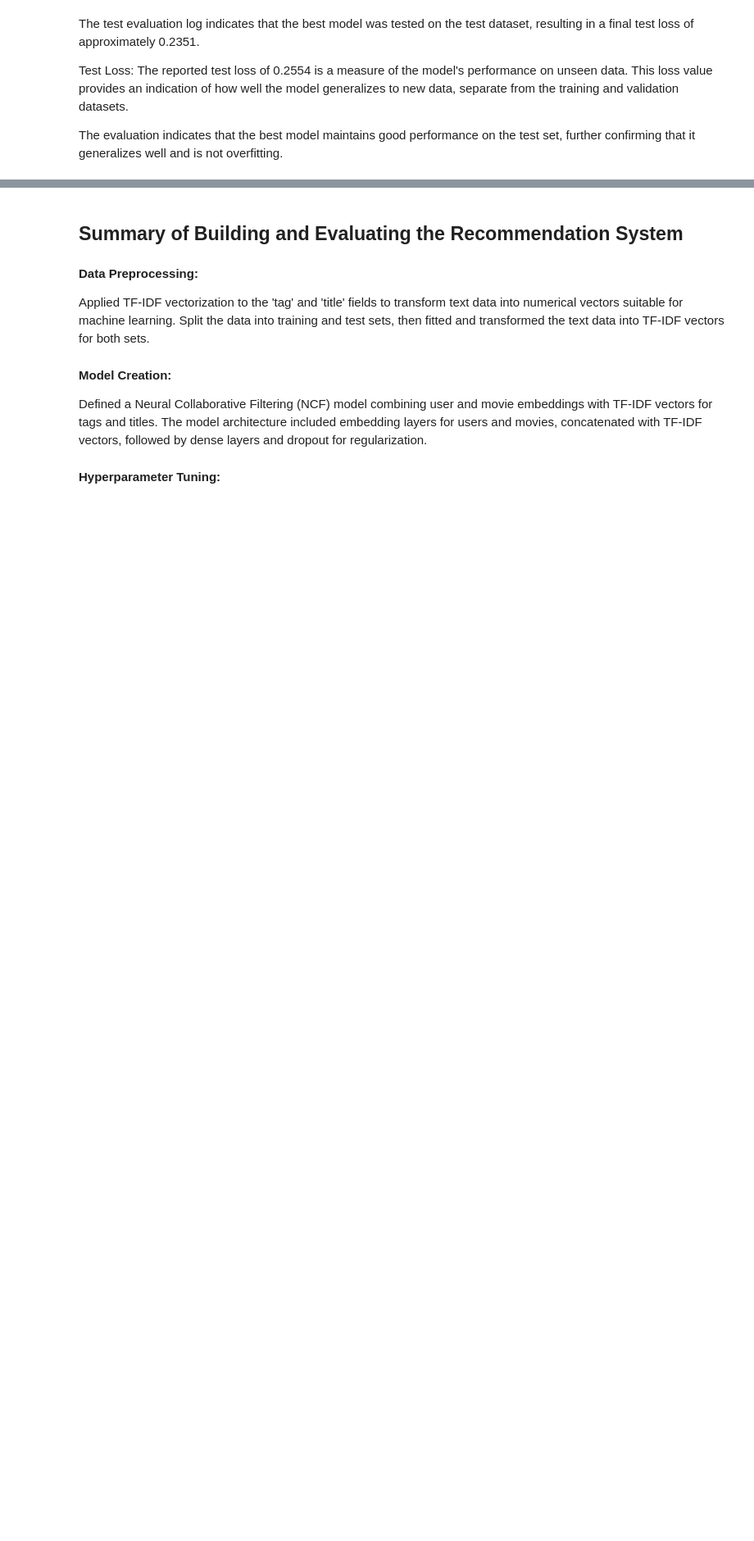
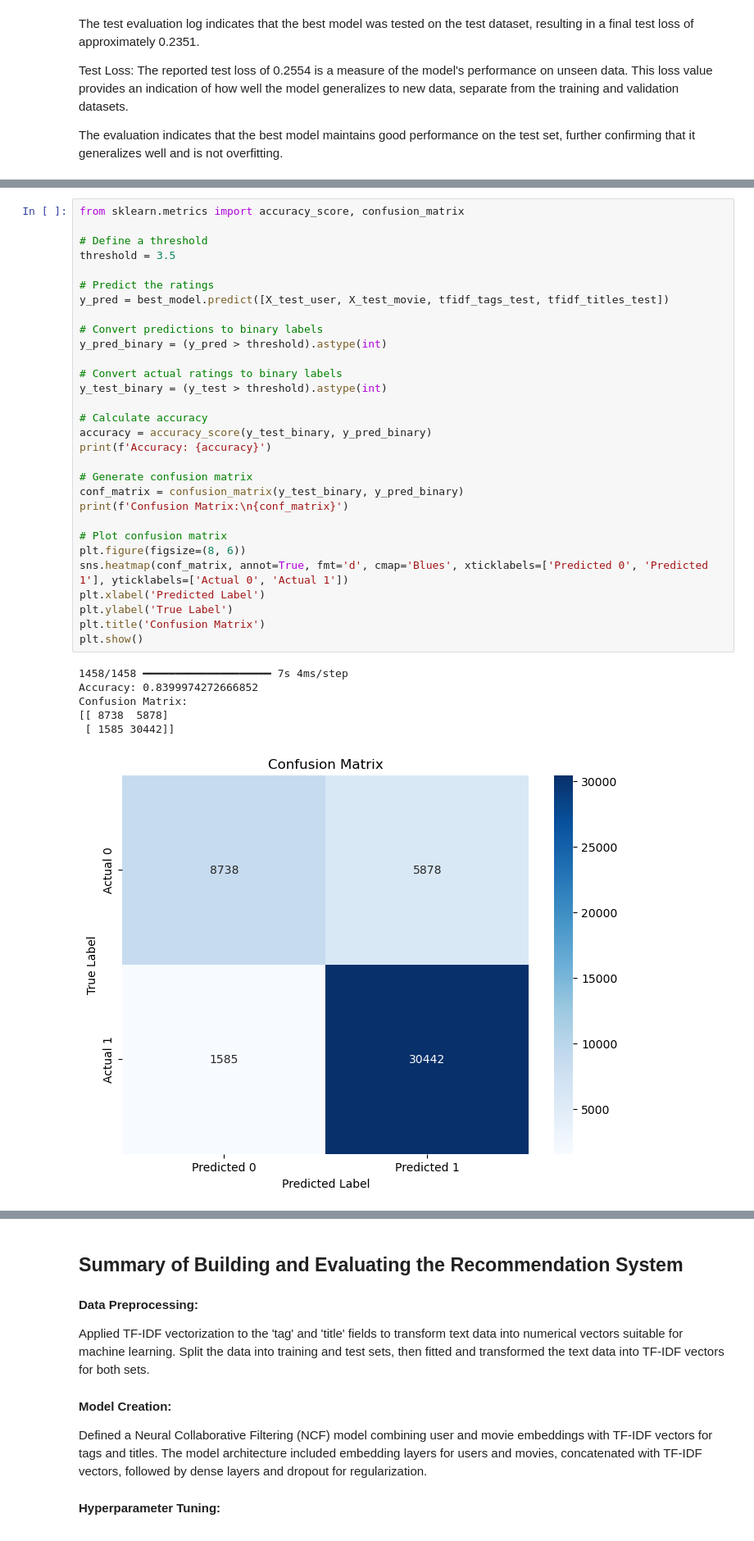
Before and after one commit to muthanna994/Capstone-III-Recommendations-System, a Jupyter notebook: Capstone Three Data Pre-Processing and Modeling.ipynb, the cells around one changed output, grey strips where cells are left out. Shown at 82% size. Drawn from its saved outputs; the diff is of its cells as text; blank space fills up the shorter version.

```diff
--- a/Capstone Three Data Pre-Processing and Modeling.ipynb
+++ b/Capstone Three Data Pre-Processing and Modeling.ipynb
@@ -440,0 +443,37 @@ plt.show()
+# %%
+from sklearn.metrics import accuracy_score, confusion_matrix
+
+# Define a threshold
+threshold = 3.5
+
+# Predict the ratings
+y_pred = best_model.predict([X_test_user, X_test_movie, tfidf_tags_test, tfidf_titles_test])
+
+# Convert predictions to binary labels
+y_pred_binary = (y_pred > threshold).astype(int)
+
+# Convert actual ratings to binary labels
+y_test_binary = (y_test > threshold).astype(int)
+
+# Calculate accuracy
+accuracy = accuracy_score(y_test_binary, y_pred_binary)
+print(f'Accuracy: {accuracy}')
+
+# Generate confusion matrix
+conf_matrix = confusion_matrix(y_test_binary, y_pred_binary)
+print(f'Confusion Matrix:\n{conf_matrix}')
+
+# Plot confusion matrix
+plt.figure(figsize=(8, 6))
+sns.heatmap(conf_matrix, annot=True, fmt='d', cmap='Blues', xticklabels=['Predicted 0', 'Predicted 1'], yticklabels=['Actual 0', 'Actual 1'])
+plt.xlabel('Predicted Label')
+plt.ylabel('True Label')
+plt.title('Confusion Matrix')
+plt.show()
+# %% [output]
+1458/1458 ━━━━━━━━━━━━━━━━━━━━ 7s 4ms/step
+Accuracy: 0.8399974272666852
+Confusion Matrix:
+[[ 8738  5878]
+ [ 1585 30442]]
+[figure, added]
```
Also changed, not shown: parts of 13 cells of this notebook.
